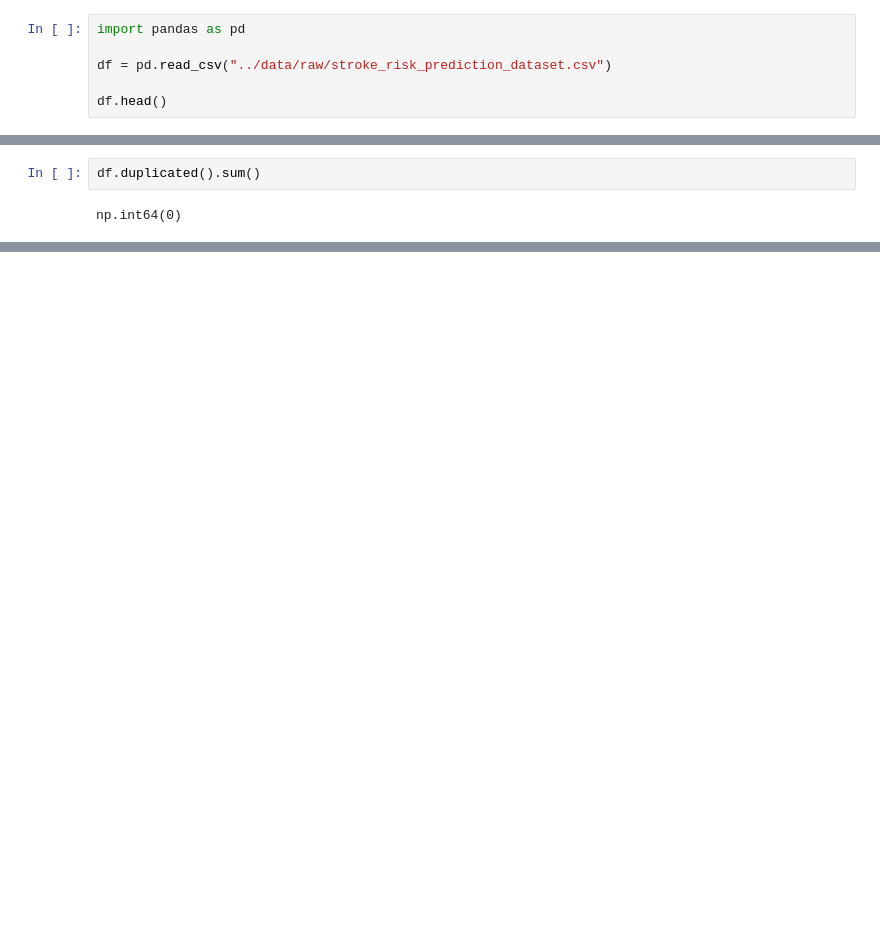
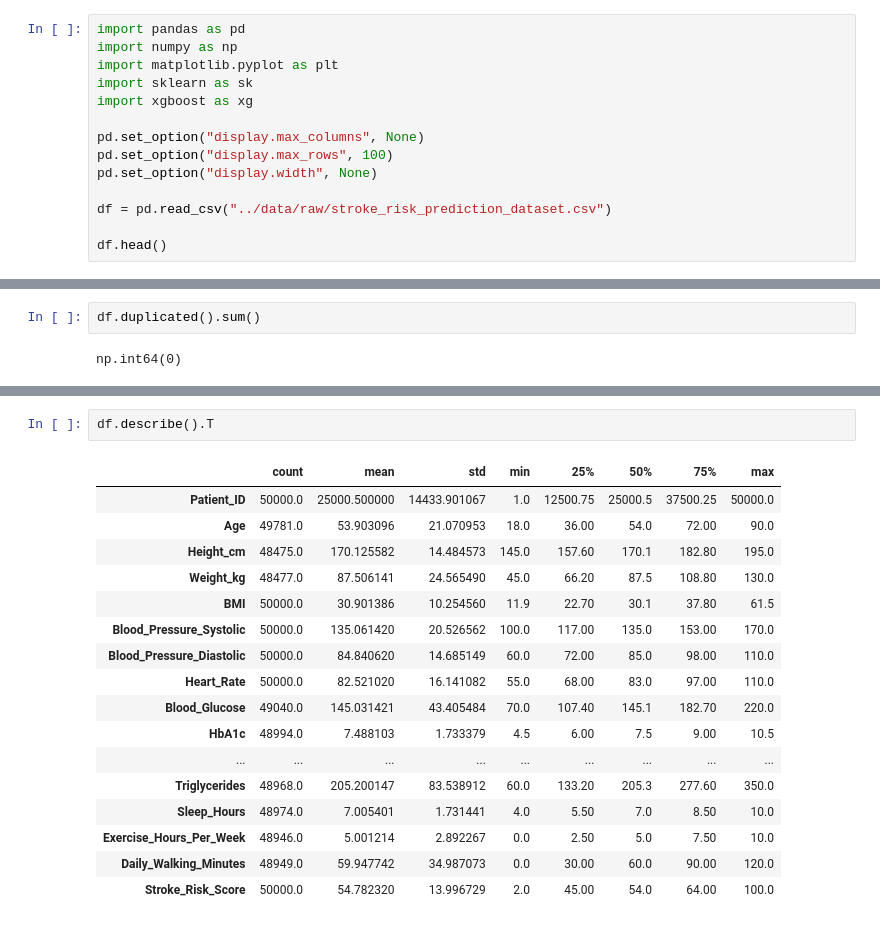
Before and after one commit to VorpalChortle/Stroke-Risk-Analysis, a Jupyter notebook: notebooks/01_initial_exploration.ipynb, the cells around one changed output, grey strips where cells are left out. Cells and saved outputs as stored; diff of their text form; blank space fills up the shorter version.

```diff
--- a/notebooks/01_initial_exploration.ipynb
+++ b/notebooks/01_initial_exploration.ipynb
@@ -11,6 +11,14 @@ Source: [Kaggle — Stroke Risk Prediction Dataset](https://www.kaggle.com/datas
 License: [Creative Commons Attribution-ShareAlike 4.0 International](https://creativecommons.org/licenses/by-sa/4.0/?utm_source=chatgpt.com)
 # %%
 import pandas as pd
+import numpy as np
+import matplotlib.pyplot as plt
+import sklearn as sk
+import xgboost as xg
+
+pd.set_option("display.max_columns", None)
+pd.set_option("display.max_rows", 100)
+pd.set_option("display.width", None)
 
 df = pd.read_csv("../data/raw/stroke_risk_prediction_dataset.csv")
 
@@ -113,0 +126,20 @@ np.int64(0)
+# %%
+df.describe().T
+# %% [output]
+|  | count | mean | std | min | 25% | 50% | 75% | max |
+| Patient_ID | 50000.0 | 25000.500000 | 14433.901067 | 1.0 | 12500.75 | 25000.5 | 37500.25 | 50000.0 |
+| Age | 49781.0 | 53.903096 | 21.070953 | 18.0 | 36.00 | 54.0 | 72.00 | 90.0 |
+| Height_cm | 48475.0 | 170.125582 | 14.484573 | 145.0 | 157.60 | 170.1 | 182.80 | 195.0 |
+| Weight_kg | 48477.0 | 87.506141 | 24.565490 | 45.0 | 66.20 | 87.5 | 108.80 | 130.0 |
+| BMI | 50000.0 | 30.901386 | 10.254560 | 11.9 | 22.70 | 30.1 | 37.80 | 61.5 |
+| Blood_Pressure_Systolic | 50000.0 | 135.061420 | 20.526562 | 100.0 | 117.00 | 135.0 | 153.00 | 170.0 |
+| Blood_Pressure_Diastolic | 50000.0 | 84.840620 | 14.685149 | 60.0 | 72.00 | 85.0 | 98.00 | 110.0 |
+| Heart_Rate | 50000.0 | 82.521020 | 16.141082 | 55.0 | 68.00 | 83.0 | 97.00 | 110.0 |
+| Blood_Glucose | 49040.0 | 145.031421 | 43.405484 | 70.0 | 107.40 | 145.1 | 182.70 | 220.0 |
+| HbA1c | 48994.0 | 7.488103 | 1.733379 | 4.5 | 6.00 | 7.5 | 9.00 | 10.5 |
+| ... | ... | ... | ... | ... | ... | ... | ... | ... |
+| Triglycerides | 48968.0 | 205.200147 | 83.538912 | 60.0 | 133.20 | 205.3 | 277.60 | 350.0 |
+| Sleep_Hours | 48974.0 | 7.005401 | 1.731441 | 4.0 | 5.50 | 7.0 | 8.50 | 10.0 |
+| Exercise_Hours_Per_Week | 48946.0 | 5.001214 | 2.892267 | 0.0 | 2.50 | 5.0 | 7.50 | 10.0 |
+| Daily_Walking_Minutes | 48949.0 | 59.947742 | 34.987073 | 0.0 | 30.00 | 60.0 | 90.00 | 120.0 |
+| Stroke_Risk_Score | 50000.0 | 54.782320 | 13.996729 | 2.0 | 45.00 | 54.0 | 64.00 | 100.0 |
```
Also changed, not shown: parts of 77 cells of this notebook, 1 other file.
